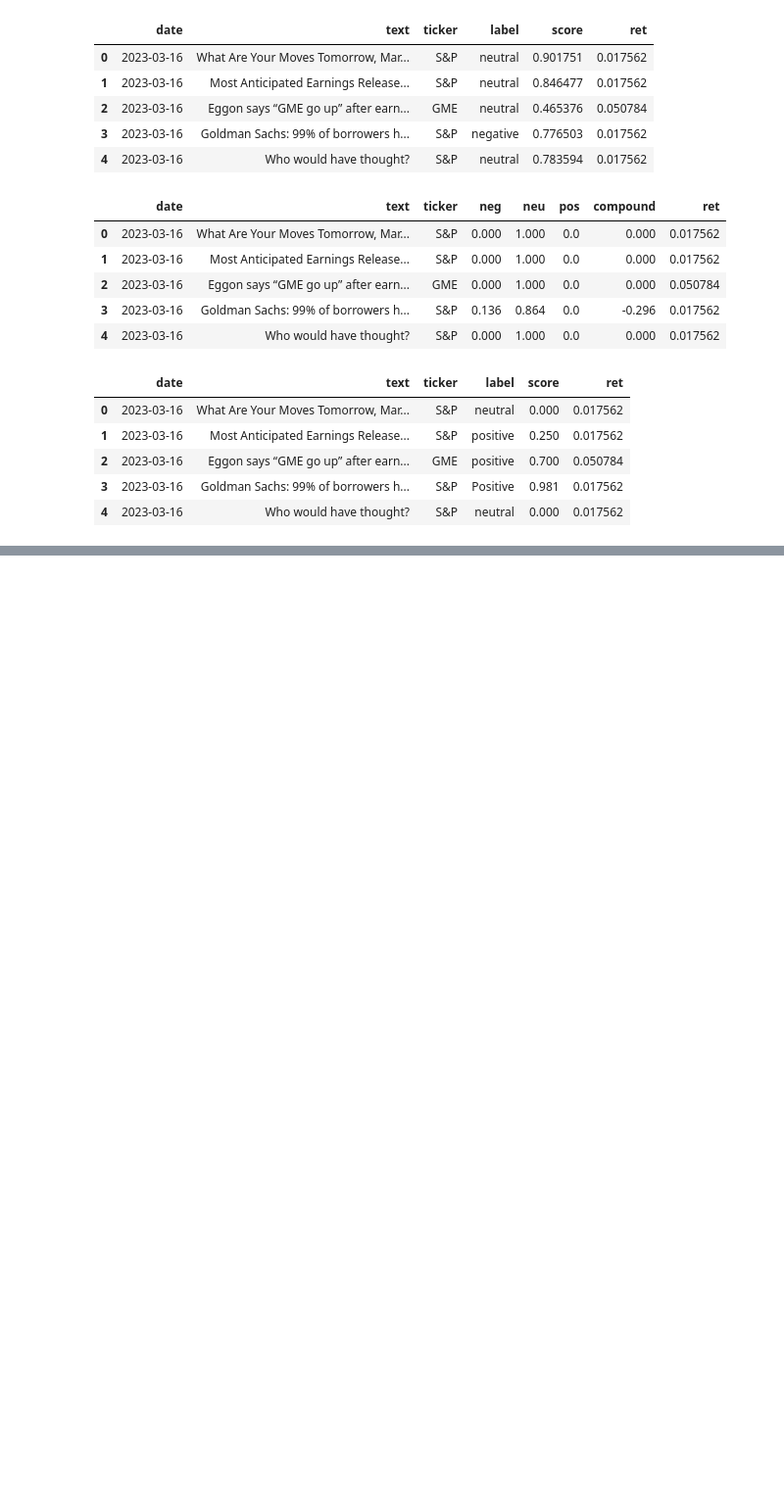
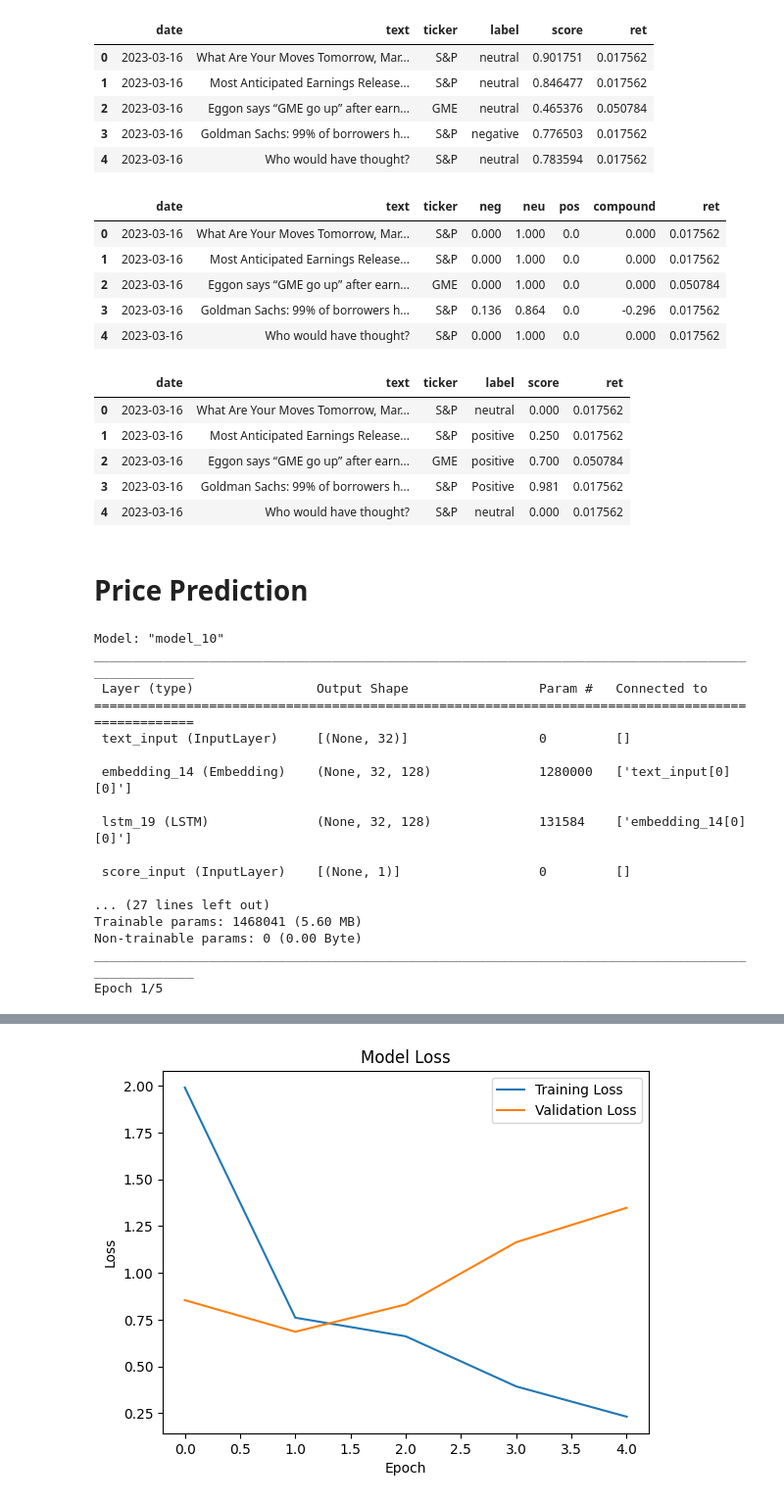
Before and after one commit to Christopher-jason/cjs-dissertation, a Jupyter notebook: Stocks/draft_2.ipynb, the cells around one changed output, grey strips where cells are left out. Shown: that part at 98% size. Saved outputs shown, nothing was run; the diff lists cells and outputs as text; code cells hidden in the pictures; blank space fills up the shorter version.

Commit message:
Price_prediction_complete

```diff
--- a/Stocks/draft_2.ipynb
+++ b/Stocks/draft_2.ipynb
@@ -770,0 +753,6 @@ hot_chatgpt_ret.to_csv('sentiment_score_ret/hot_chatgpt_ret.csv')
+# %%
+hot_finbert_ret = pd.read_csv('sentiment_score_ret/hot_finbert_ret.csv')
+hot_vader_ret = pd.read_csv('sentiment_score_ret/hot_vader_ret.csv')
+hot_chatgpt_ret = pd.read_csv('sentiment_score_ret/hot_chatgpt_ret.csv')
+# %% [markdown]
+# Price Prediction
@@ -770,0 +853,20 @@ hot_chatgpt_ret.to_csv('sentiment_score_ret/hot_chatgpt_ret.csv')
+# %%
+model_LSTM(hot_finbert_ret)
+# %% [output]
+Model: "model_10"
+__________________________________________________________________________________________________
+ Layer (type)                Output Shape                 Param #   Connected to
+==================================================================================================
+ text_input (InputLayer)     [(None, 32)]                 0         []
+
+ embedding_14 (Embedding)    (None, 32, 128)              1280000   ['text_input[0][0]']
+
+ lstm_19 (LSTM)              (None, 32, 128)              131584    ['embedding_14[0][0]']
+
+ score_input (InputLayer)    [(None, 1)]                  0         []
+
+... (27 lines left out)
+Trainable params: 1468041 (5.60 MB)
+Non-trainable params: 0 (0.00 Byte)
+__________________________________________________________________________________________________
+Epoch 1/5
@@ -770,0 +890 @@ hot_chatgpt_ret.to_csv('sentiment_score_ret/hot_chatgpt_ret.csv')
+[figure, added]
```
Also changed, not shown: parts of 23 cells of this notebook, 26 other files.
